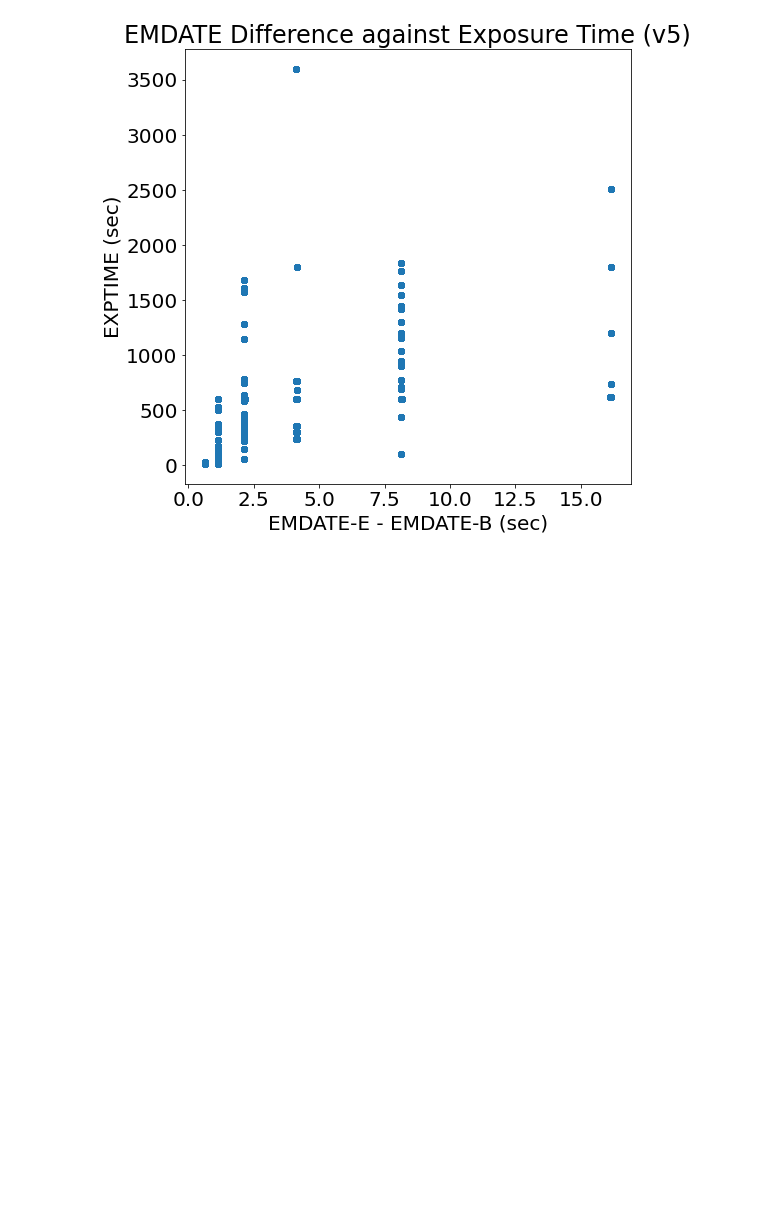
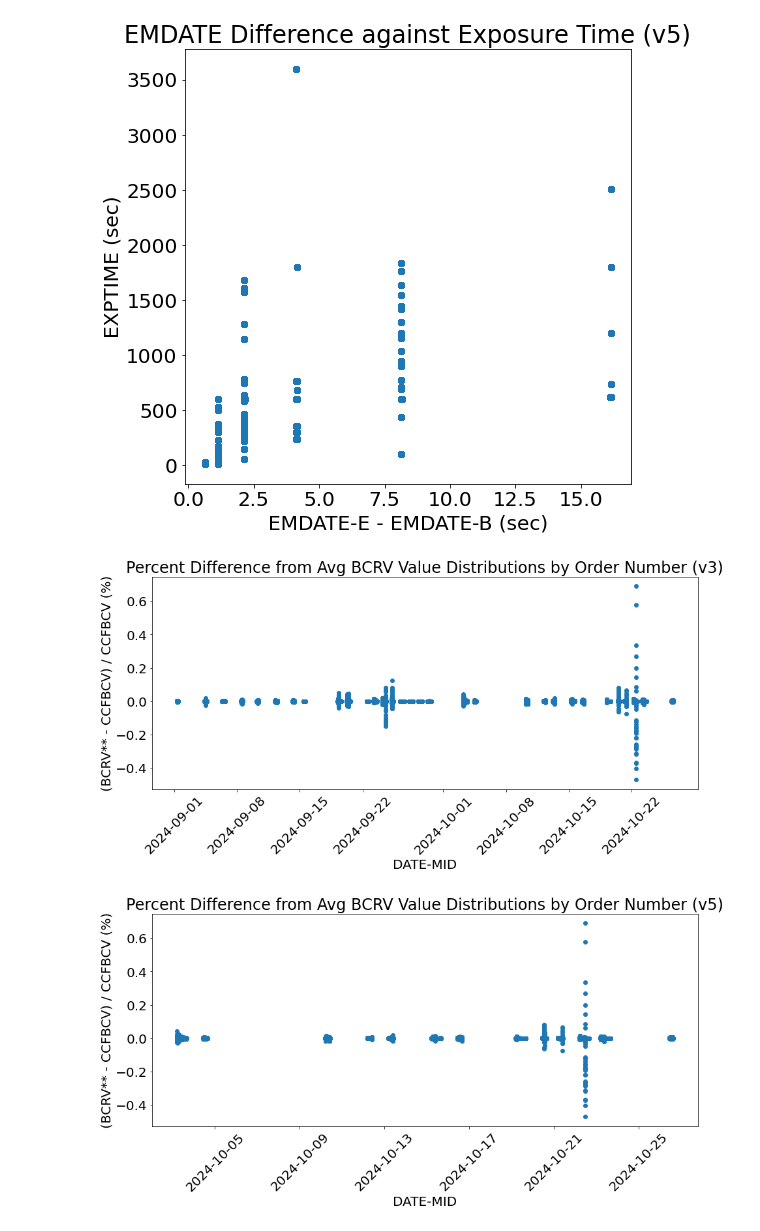
Before and after one commit to howardisaacson/KPF_data_science_sp2025, a Jupyter notebook: aimeewms/Correlation Plots v5.ipynb, the cells around one changed output. Saved outputs shown, nothing was run; the diff lists cells and outputs as text; code cells hidden in the pictures; blank space fills up the shorter version.

```diff
--- a/aimeewms/Correlation Plots v5.ipynb
+++ b/aimeewms/Correlation Plots v5.ipynb
@@ -821,6 +821,12 @@ new_df.loc[:, 'EMDATE'] = new_df['EMDATE_ns'].dt.total_seconds()
 
 new_df2.loc[:, 'EMDATE_ns'] = (pd.to_datetime(new_df2['EMDATE-E']) - pd.to_datetime(new_df2['EMDATE-B']))
 new_df2.loc[:, 'EMDATE'] = new_df2['EMDATE_ns'].dt.total_seconds()
+# %%
+new_df = new_df.sort_values(by=['ORDER'], ascending=True)
+new_df['DATE-MID'] = pd.to_datetime(new_df['DATE-MID'])
+
+new_df2 = new_df2.sort_values(by=['ORDER'], ascending=True)
+new_df2['DATE-MID'] = pd.to_datetime(new_df2['DATE-MID'])
 # %%
 plt.figure(figsize=(8, 8))
 plt.scatter(new_df['EMDATE'], new_df['EXPTIME'])
@@ -838,3 +844,32 @@ plt.show()
 # %% [output]
 [figure]
 [figure]
+# %%
+#creating percent change deviation for BCRV and BJD
+new_df.loc[:, 'BCRV_Perc'] = (new_df['BCRV'].astype(float) - new_df['CCFBCV'].astype(float)) / (new_df['CCFBCV'].astype(float)) * 100
+new_df.loc[:, 'BJD_Perc'] = (new_df['CCFBJD'].astype(float) - new_df['CCFBJD_Avg'].astype(float)) / new_df['CCFBJD_Avg'].astype(float) * 100
+
+#creating percent change deviation for BCRV and BJD
+new_df2.loc[:, 'BCRV_Perc'] = (new_df2['BCRV'].astype(float) - new_df2['CCFBCV'].astype(float)) / (new_df2['CCFBCV'].astype(float)) * 100
+new_df2.loc[:, 'BJD_Perc'] = (new_df2['CCFBJD'].astype(float) - new_df2['CCFBJD_Avg'].astype(float)) / new_df2['CCFBJD_Avg'].astype(float) * 100
+# %%
+plt.rcParams.update({'font.size': 20})
+plt.figure(figsize=(15, 6))
+plt.scatter(new_df['DATE-MID'], new_df['BCRV_Perc'])
+plt.xticks(rotation=45)  # Rotate x-axis labels if needed
+plt.title("Percent Difference from Avg BCRV Value Distributions by Order Number (v3)")
+plt.ylabel('(BCRV** - CCFBCV) / CCFBCV (%)')
+plt.xlabel('DATE-MID')
+plt.show()
+
+plt.rcParams.update({'font.size': 20})
+plt.figure(figsize=(15, 6))
+plt.scatter(new_df2['DATE-MID'], new_df2['BCRV_Perc'])
+plt.xticks(rotation=45)  # Rotate x-axis labels if needed
+plt.title("Percent Difference from Avg BCRV Value Distributions by Order Number (v5)")
+plt.ylabel('(BCRV** - CCFBCV) / CCFBCV (%)')
+plt.xlabel('DATE-MID')
+plt.show()
+# %% [output]
+[figure, added]
+[figure, added]
```
Also changed, not shown: parts of 1 cell of this notebook.
